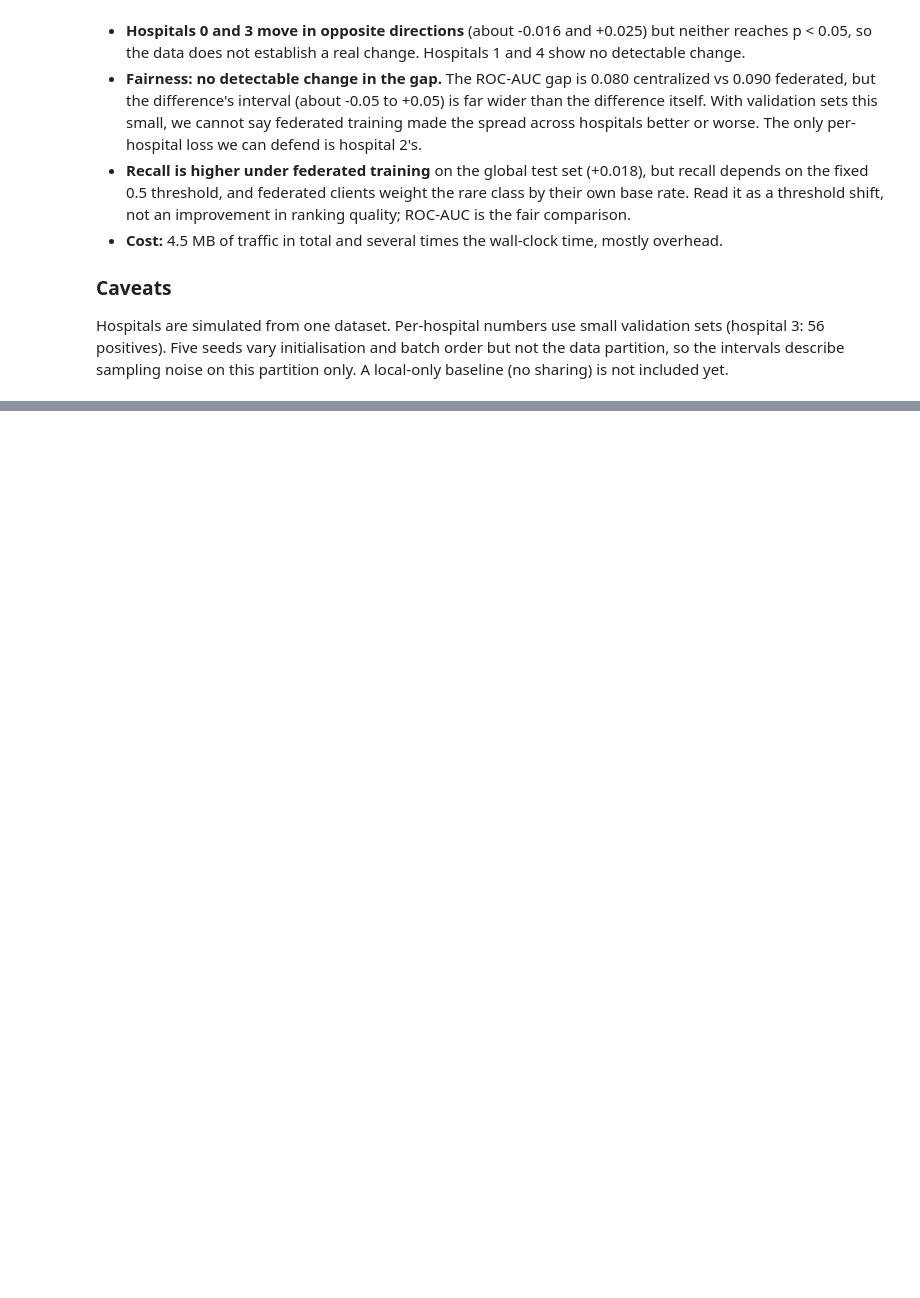
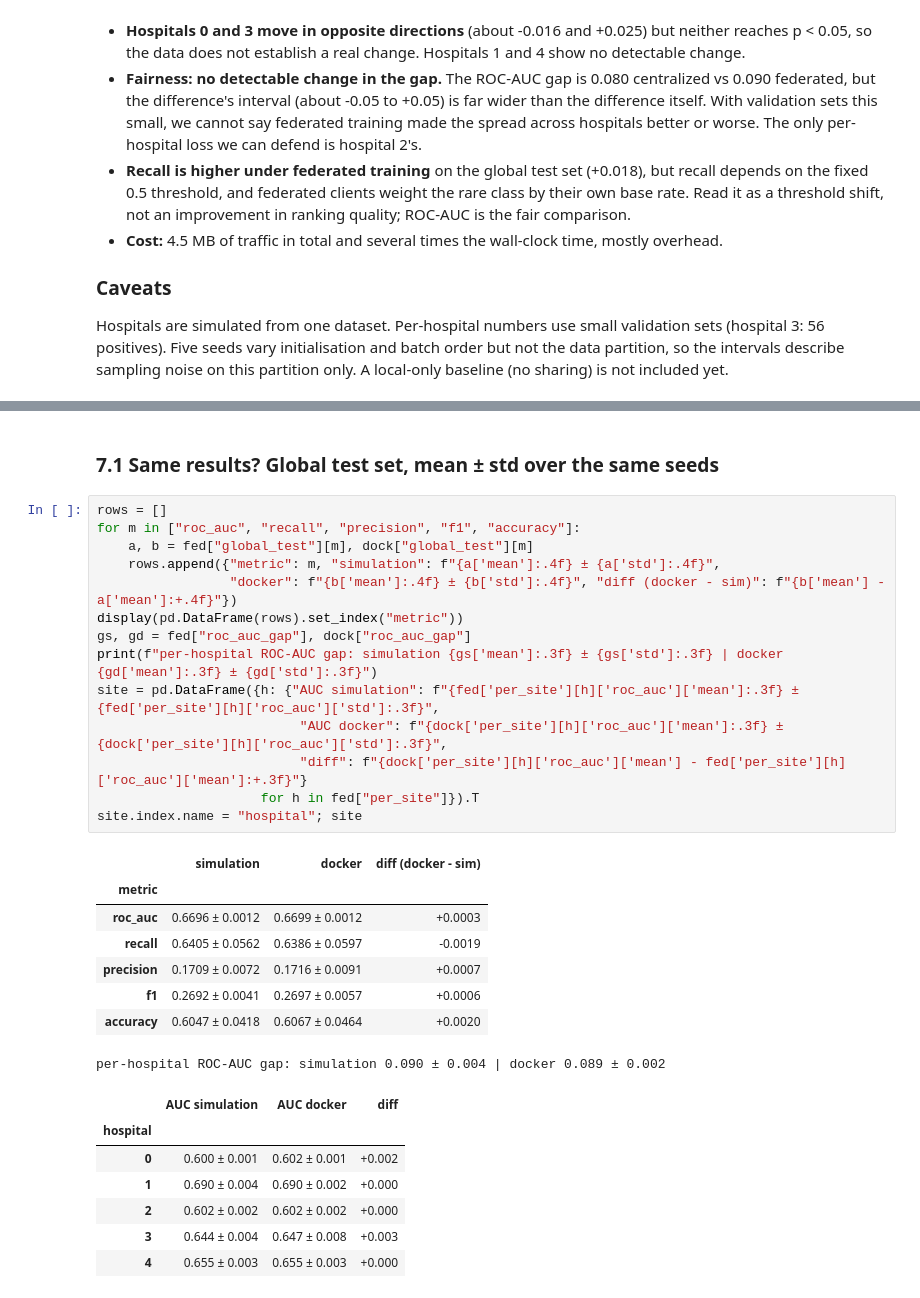
Before and after one commit to sunidhishekar-create/federated-learning-on-hospital-data-, a Jupyter notebook: notebooks/04_federated_vs_centralized.ipynb, the cells around one changed output, grey strips where cells are left out. Saved outputs shown, nothing was run; the diff lists cells and outputs as text; blank space fills up the shorter version.

```diff
--- a/notebooks/04_federated_vs_centralized.ipynb
+++ b/notebooks/04_federated_vs_centralized.ipynb
@@ -262,0 +281,32 @@ describe sampling noise on this partition only. A local-only baseline (no sharin
+# %% [markdown]
+### 7.1 Same results? Global test set, mean ± std over the same seeds
+# %%
+rows = []
+for m in ["roc_auc", "recall", "precision", "f1", "accuracy"]:
+    a, b = fed["global_test"][m], dock["global_test"][m]
+    rows.append({"metric": m, "simulation": f"{a['mean']:.4f} ± {a['std']:.4f}",
+                 "docker": f"{b['mean']:.4f} ± {b['std']:.4f}", "diff (docker - sim)": f"{b['mean'] - a['mean']:+.4f}"})
+display(pd.DataFrame(rows).set_index("metric"))
+gs, gd = fed["roc_auc_gap"], dock["roc_auc_gap"]
+print(f"per-hospital ROC-AUC gap: simulation {gs['mean']:.3f} ± {gs['std']:.3f} | docker {gd['mean']:.3f} ± {gd['std']:.3f}")
+site = pd.DataFrame({h: {"AUC simulation": f"{fed['per_site'][h]['roc_auc']['mean']:.3f} ± {fed['per_site'][h]['roc_auc']['std']:.3f}",
+                          "AUC docker": f"{dock['per_site'][h]['roc_auc']['mean']:.3f} ± {dock['per_site'][h]['roc_auc']['std']:.3f}",
+                          "diff": f"{dock['per_site'][h]['roc_auc']['mean'] - fed['per_site'][h]['roc_auc']['mean']:+.3f}"}
+                     for h in fed["per_site"]}).T
+site.index.name = "hospital"; site
+# %% [output]
+|  | simulation | docker | diff (docker - sim) |
+| metric |  |  |  |
+| roc_auc | 0.6696 ± 0.0012 | 0.6699 ± 0.0012 | +0.0003 |
+| recall | 0.6405 ± 0.0562 | 0.6386 ± 0.0597 | -0.0019 |
+| precision | 0.1709 ± 0.0072 | 0.1716 ± 0.0091 | +0.0007 |
+| f1 | 0.2692 ± 0.0041 | 0.2697 ± 0.0057 | +0.0006 |
+| accuracy | 0.6047 ± 0.0418 | 0.6067 ± 0.0464 | +0.0020 |
+per-hospital ROC-AUC gap: simulation 0.090 ± 0.004 | docker 0.089 ± 0.002
+|  | AUC simulation | AUC docker | diff |
+| hospital |  |  |  |
+| 0 | 0.600 ± 0.001 | 0.602 ± 0.001 | +0.002 |
+| 1 | 0.690 ± 0.004 | 0.690 ± 0.002 | +0.000 |
+| 2 | 0.602 ± 0.002 | 0.602 ± 0.002 | +0.000 |
+| 3 | 0.644 ± 0.004 | 0.647 ± 0.008 | +0.003 |
+| 4 | 0.655 ± 0.003 | 0.655 ± 0.003 | +0.000 |
```
Also changed, not shown: parts of 11 cells of this notebook, 2 other files.
